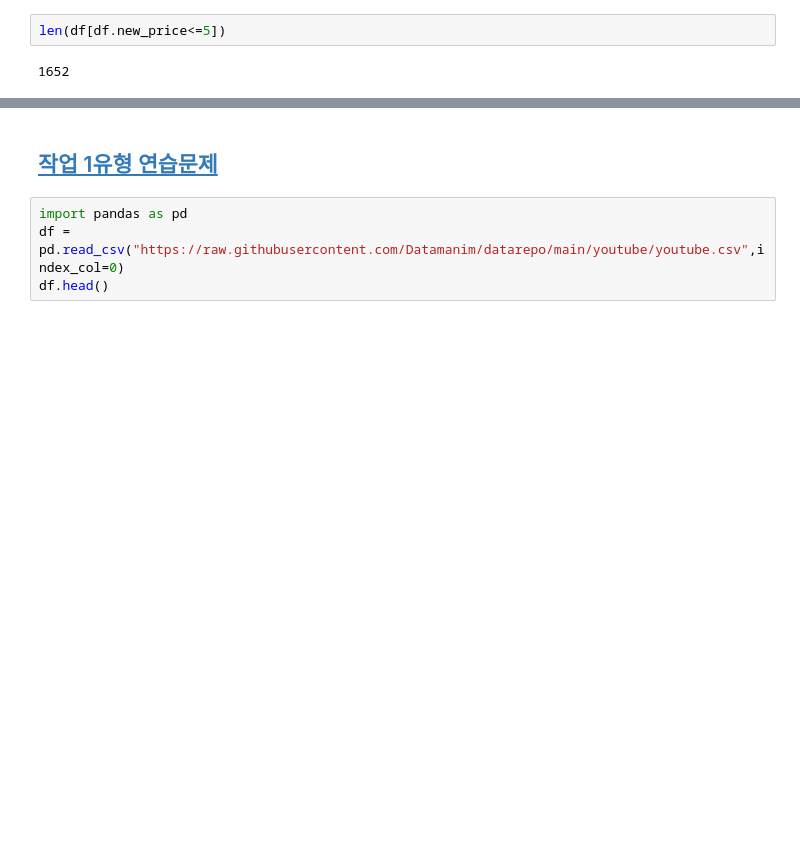
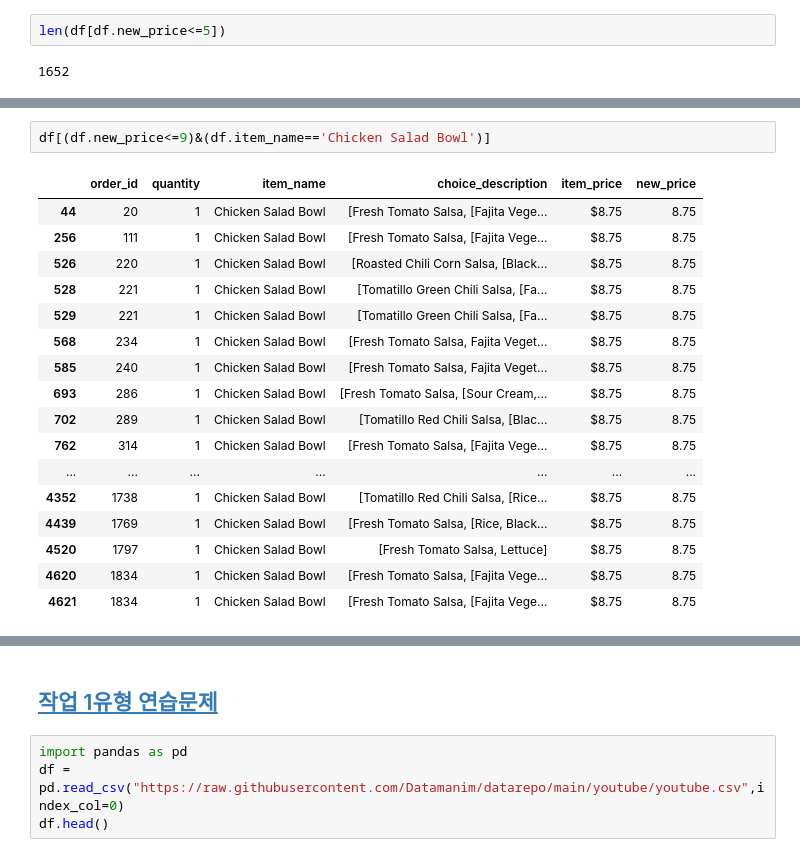
Before and after one commit to wonder1ng/study, a Jupyter notebook: 231130_01_빅분기_준비.ipynb, the cells around one changed output, grey strips where cells are left out. Drawn from its saved outputs; the diff is of its cells as text; blank space fills up the shorter version.

```diff
--- a/231130_01_빅분기_준비.ipynb
+++ b/231130_01_빅분기_준비.ipynb
@@ -252,0 +269,20 @@ len(df[df.new_price<=5])
+# %%
+df[(df.new_price<=9)&(df.item_name=='Chicken Salad Bowl')]
+# %% [output]
+|  | order_id | quantity | item_name | choice_description | item_price | new_price |
+| 44 | 20 | 1 | Chicken Salad Bowl | [Fresh Tomato Salsa, [Fajita Vege... | $8.75 | 8.75 |
+| 256 | 111 | 1 | Chicken Salad Bowl | [Fresh Tomato Salsa, [Fajita Vege... | $8.75 | 8.75 |
+| 526 | 220 | 1 | Chicken Salad Bowl | [Roasted Chili Corn Salsa, [Black... | $8.75 | 8.75 |
+| 528 | 221 | 1 | Chicken Salad Bowl | [Tomatillo Green Chili Salsa, [Fa... | $8.75 | 8.75 |
+| 529 | 221 | 1 | Chicken Salad Bowl | [Tomatillo Green Chili Salsa, [Fa... | $8.75 | 8.75 |
+| 568 | 234 | 1 | Chicken Salad Bowl | [Fresh Tomato Salsa, Fajita Veget... | $8.75 | 8.75 |
+| 585 | 240 | 1 | Chicken Salad Bowl | [Fresh Tomato Salsa, Fajita Veget... | $8.75 | 8.75 |
+| 693 | 286 | 1 | Chicken Salad Bowl | [Fresh Tomato Salsa, [Sour Cream,... | $8.75 | 8.75 |
+| 702 | 289 | 1 | Chicken Salad Bowl | [Tomatillo Red Chili Salsa, [Blac... | $8.75 | 8.75 |
+| 762 | 314 | 1 | Chicken Salad Bowl | [Fresh Tomato Salsa, [Fajita Vege... | $8.75 | 8.75 |
+| ... | ... | ... | ... | ... | ... | ... |
+| 4352 | 1738 | 1 | Chicken Salad Bowl | [Tomatillo Red Chili Salsa, [Rice... | $8.75 | 8.75 |
+| 4439 | 1769 | 1 | Chicken Salad Bowl | [Fresh Tomato Salsa, [Rice, Black... | $8.75 | 8.75 |
+| 4520 | 1797 | 1 | Chicken Salad Bowl | [Fresh Tomato Salsa, Lettuce] | $8.75 | 8.75 |
+| 4620 | 1834 | 1 | Chicken Salad Bowl | [Fresh Tomato Salsa, [Fajita Vege... | $8.75 | 8.75 |
+| 4621 | 1834 | 1 | Chicken Salad Bowl | [Fresh Tomato Salsa, [Fajita Vege... | $8.75 | 8.75 |
```
Also changed, not shown: parts of 64 cells of this notebook.
